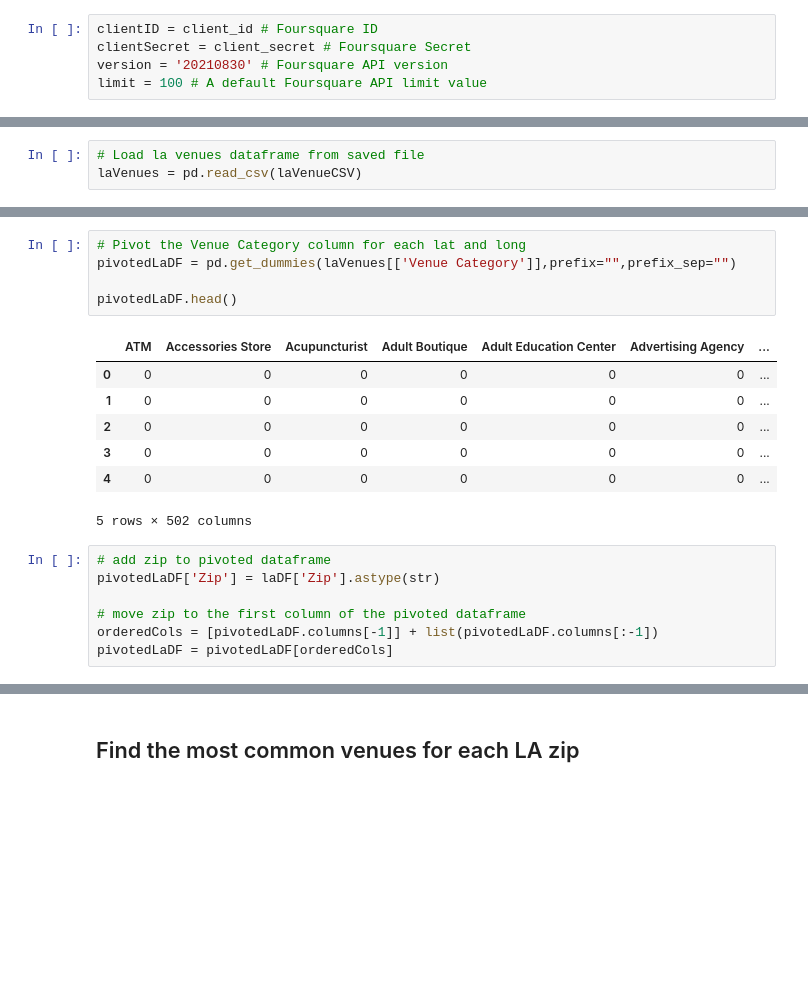
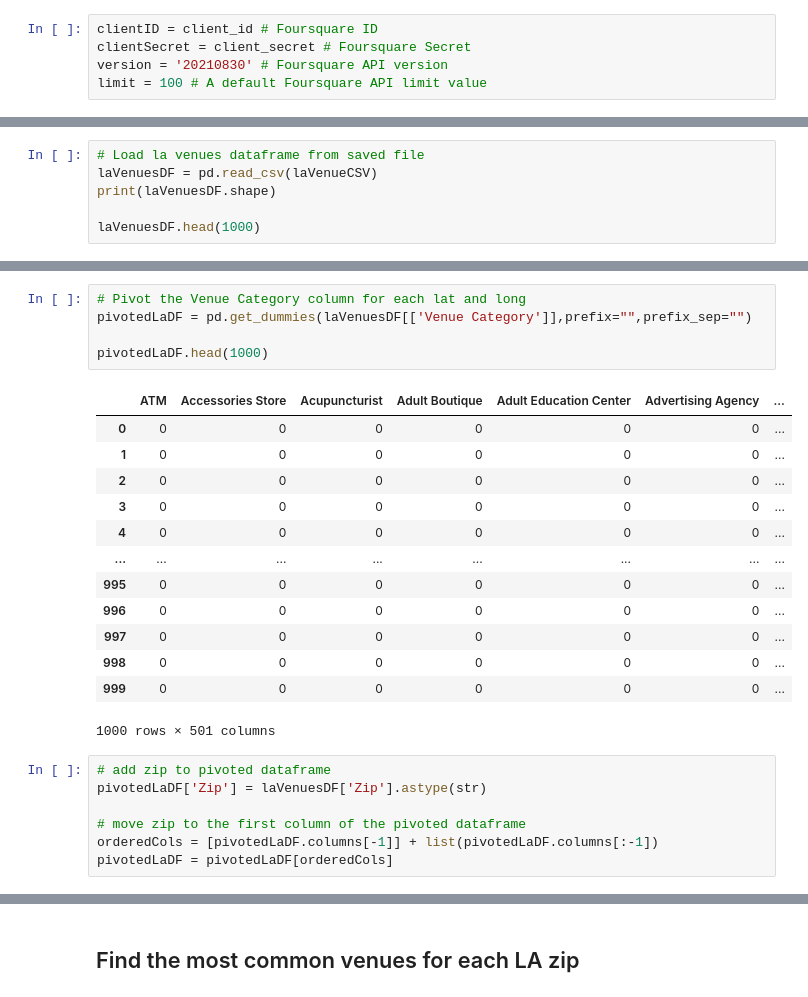
Before and after one commit to MarcLeslie/23-Final_Project, a Jupyter notebook: ETL/ML_notebooks/venue_information.ipynb, the cells around one changed output, grey strips where cells are left out. Saved outputs shown, nothing was run; the diff lists cells and outputs as text; blank space fills up the shorter version.

```diff
--- a/ETL/ML_notebooks/venue_information.ipynb
+++ b/ETL/ML_notebooks/venue_information.ipynb
@@ -120,3 +158,6 @@ laVenueCSV = '../../data/la_venues.csv'
 # %%
 # Load la venues dataframe from saved file
-laVenues = pd.read_csv(laVenueCSV)
+laVenuesDF = pd.read_csv(laVenueCSV)
+print(laVenuesDF.shape)
+
+laVenuesDF.head(1000)
@@ -123,19 +179,25 @@ laVenues = pd.read_csv(laVenueCSV)
 # %%
 # Pivot the Venue Category column for each lat and long
-pivotedLaDF = pd.get_dummies(laVenues[['Venue Category']],prefix="",prefix_sep="")
+pivotedLaDF = pd.get_dummies(laVenuesDF[['Venue Category']],prefix="",prefix_sep="")
 
-pivotedLaDF.head()
+pivotedLaDF.head(1000)
 # %% [output]
 |  | ATM | Accessories Store | Acupuncturist | Adult Boutique | Adult Education Center | Advertising Agency | ... |
 | 0 | 0 | 0 | 0 | 0 | 0 | 0 | ... |
 | 1 | 0 | 0 | 0 | 0 | 0 | 0 | ... |
 | 2 | 0 | 0 | 0 | 0 | 0 | 0 | ... |
 | 3 | 0 | 0 | 0 | 0 | 0 | 0 | ... |
 | 4 | 0 | 0 | 0 | 0 | 0 | 0 | ... |
+| ... | ... | ... | ... | ... | ... | ... | ... |
+| 995 | 0 | 0 | 0 | 0 | 0 | 0 | ... |
+| 996 | 0 | 0 | 0 | 0 | 0 | 0 | ... |
+| 997 | 0 | 0 | 0 | 0 | 0 | 0 | ... |
+| 998 | 0 | 0 | 0 | 0 | 0 | 0 | ... |
+| 999 | 0 | 0 | 0 | 0 | 0 | 0 | ... |
-5 rows × 502 columns
+1000 rows × 501 columns
 # %%
 # add zip to pivoted dataframe
-pivotedLaDF['Zip'] = laDF['Zip'].astype(str)
+pivotedLaDF['Zip'] = laVenuesDF['Zip'].astype(str)
 
 # move zip to the first column of the pivoted dataframe
 orderedCols = [pivotedLaDF.columns[-1]] + list(pivotedLaDF.columns[:-1])
```
Also changed, not shown: parts of 26 cells of this notebook, 1 other file.
